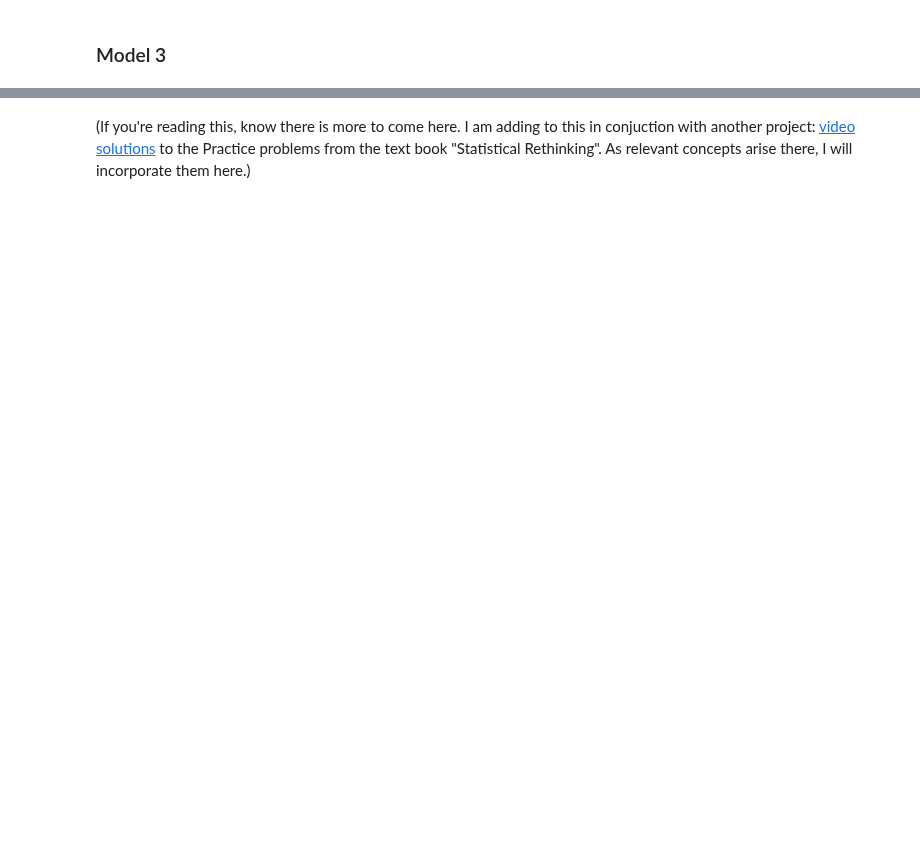
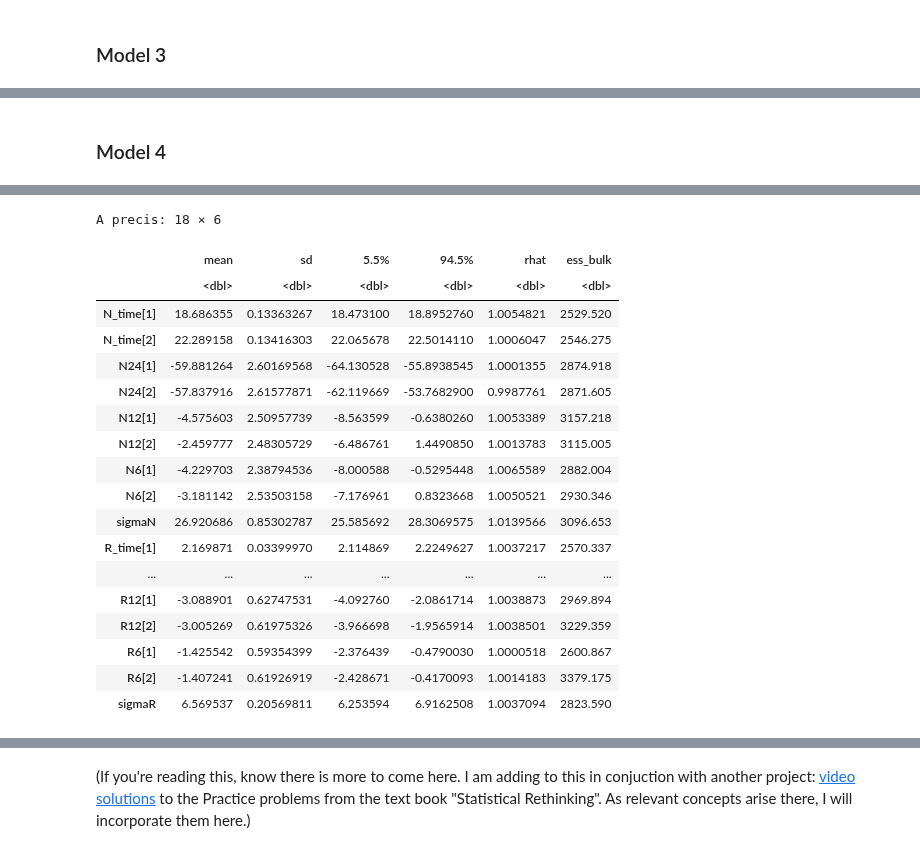
Before and after one commit to nicklausmillican/StatisticalRethinkingIISolutions, a Jupyter notebook: ModelingSleep.ipynb, the cells around one changed output, grey strips where cells are left out. Drawn from its saved outputs; the diff is of its cells as text; code cells hidden in the pictures; blank space fills up the shorter version.

```diff
--- a/ModelingSleep.ipynb
+++ b/ModelingSleep.ipynb
@@ -650,2 +876,9 @@ Another way we can handle this is to model NREMS as a positive-continuous variab
 # %% [markdown]
 ### Model 3
+# %%
+sine24 <- sin(2*pi/24*Sleep_All$Block)
+sine12 <- sin(2*pi/12*Sleep_All$Block)
+sine6 <- sin(2*pi/6*Sleep_All$Block)
+sine3 <- sin(2*pi/3*Sleep_All$Block)
+sine1_5 <- sin(2*pi/1.5*Sleep_All$Block)
+sine0_75 <- sin(2*pi/0.75*Sleep_All$Block)
@@ -651,0 +1019,41 @@ Another way we can handle this is to model NREMS as a positive-continuous variab
+# %% [markdown]
+### Model 4
+# %%
+S_model_4 <- ulam(
+  alist(
+    NREMS ~ dnorm(muN, sigmaN),
+      muN <- N_time[treatment]*time +
+            N24[treatment]*sine24 +
+            N12[treatment]*sine12 +
+            N6[treatment]*sine6,
+              N_time[treatment] ~ dnorm(30, 10),
+              N24[treatment] ~ dnorm(0, 20),
+              N12[treatment] ~ dnorm(0, 20),
+              N6[treatment] ~ dnorm(0, 20),
+      sigmaN ~ dexp(1),
+
+    REMS ~ dnorm(muR, sigmaR),
+      muR <- R_time[treatment]*time +
+             R24[treatment]*sine24 +
+             R12[treatment]*sine12 +
+             R6[treatment]*sine6,
+               R_time[treatment] ~ dnorm(10, 5),
+               R24[treatment] ~ dnorm(0, 10),
+               R12[treatment] ~ dnorm(0, 10),
+               R6[treatment] ~ dnorm(0, 10),
+       sigmaR ~ dexp(1)
+  ), data=list(NREMS=Sleep_All$NREMS,
+               REMS=Sleep_All$REMS,
+               treatment=as.integer(Sleep_All$treatment)+1,
+               time=Sleep_All$Block,
+               TotalPreviousSleep=Sleep_All$TotalPreviousSleep,
+               sine24=sine24, sine12=sine12, sine6=sine6, sine3=sine3, sine1_5=sine1_5, sine0_5=sine0_75),
+     constraints=list(b_time="lower=0"),
+     chains=4,
+     cores=4,
+     iter=1000,
+     log_lik=TRUE
+)
+
+precis(S_model_4, depth=2)
+# %% [output]
@@ -651,0 +1077,19 @@ Another way we can handle this is to model NREMS as a positive-continuous variab
+A precis: 18 × 6
+|  | mean | sd | 5.5% | 94.5% | rhat | ess_bulk |
+|  | <dbl> | <dbl> | <dbl> | <dbl> | <dbl> | <dbl> |
+| N_time[1] | 18.686355 | 0.13363267 | 18.473100 | 18.8952760 | 1.0054821 | 2529.520 |
+| N_time[2] | 22.289158 | 0.13416303 | 22.065678 | 22.5014110 | 1.0006047 | 2546.275 |
+| N24[1] | -59.881264 | 2.60169568 | -64.130528 | -55.8938545 | 1.0001355 | 2874.918 |
+| N24[2] | -57.837916 | 2.61577871 | -62.119669 | -53.7682900 | 0.9987761 | 2871.605 |
+| N12[1] | -4.575603 | 2.50957739 | -8.563599 | -0.6380260 | 1.0053389 | 3157.218 |
+| N12[2] | -2.459777 | 2.48305729 | -6.486761 | 1.4490850 | 1.0013783 | 3115.005 |
+| N6[1] | -4.229703 | 2.38794536 | -8.000588 | -0.5295448 | 1.0065589 | 2882.004 |
+| N6[2] | -3.181142 | 2.53503158 | -7.176961 | 0.8323668 | 1.0050521 | 2930.346 |
+| sigmaN | 26.920686 | 0.85302787 | 25.585692 | 28.3069575 | 1.0139566 | 3096.653 |
+| R_time[1] | 2.169871 | 0.03399970 | 2.114869 | 2.2249627 | 1.0037217 | 2570.337 |
+| ... | ... | ... | ... | ... | ... | ... |
+| R12[1] | -3.088901 | 0.62747531 | -4.092760 | -2.0861714 | 1.0038873 | 2969.894 |
+| R12[2] | -3.005269 | 0.61975326 | -3.966698 | -1.9565914 | 1.0038501 | 3229.359 |
+| R6[1] | -1.425542 | 0.59354399 | -2.376439 | -0.4790030 | 1.0000518 | 2600.867 |
+| R6[2] | -1.407241 | 0.61926919 | -2.428671 | -0.4170093 | 1.0014183 | 3379.175 |
+| sigmaR | 6.569537 | 0.20569811 | 6.253594 | 6.9162508 | 1.0037094 | 2823.590 |
```
Also changed, not shown: parts of 37 cells of this notebook.
